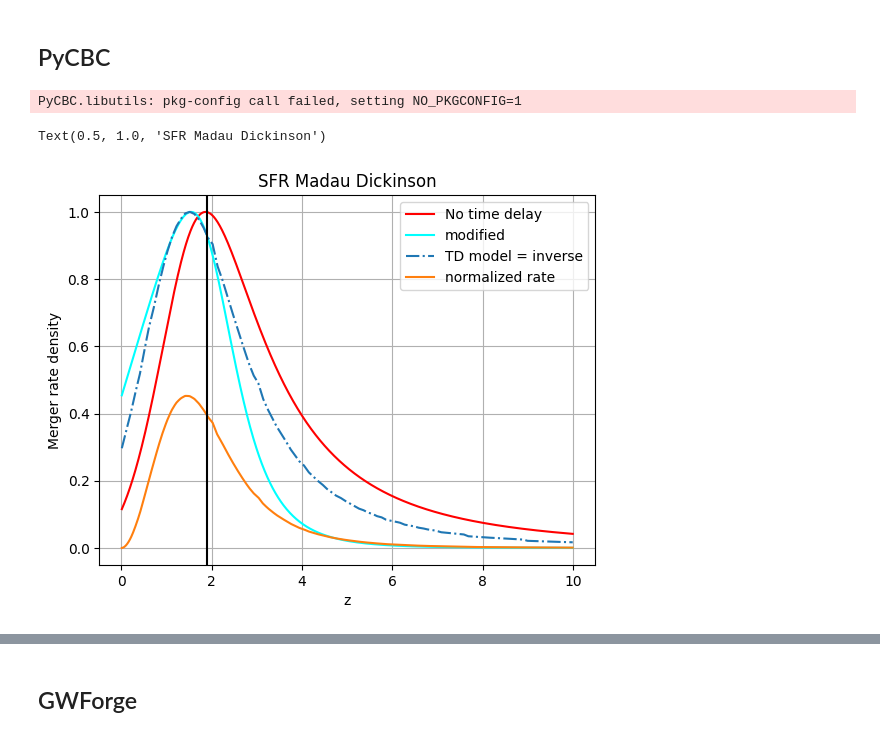
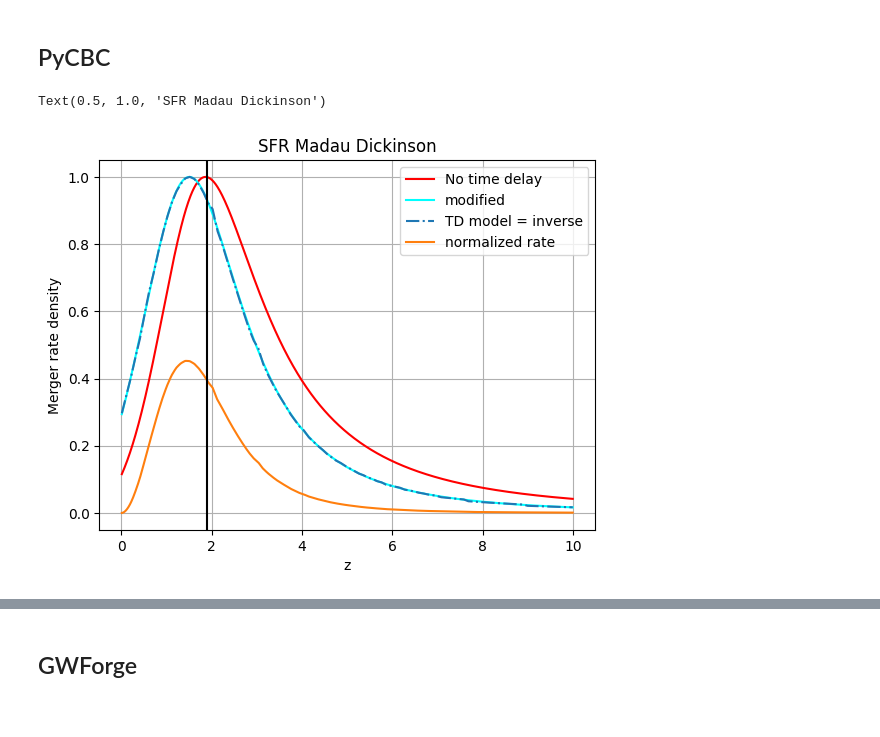
Before and after one commit to divyajyoti09/next_gen_detect, a Jupyter notebook: call_redshift_models_various_packages.ipynb, the cells around one changed output, grey strips where cells are left out. Drawn from its saved outputs; the diff is of its cells as text; code cells hidden in the pictures.

```diff
--- a/call_redshift_models_various_packages.ipynb
+++ b/call_redshift_models_various_packages.ipynb
@@ -3,28 +3,27 @@
 # %%
 import warnings
 warnings.filterwarnings("ignore", "Wswiglal-redir-stdio")
 from pycbc.population.population_models import merger_rate_density, sfr_madau_dickinson_2014, coalescence_rate, norm_redshift_distribution
 import numpy as np
 import pylab as plt
 
 z_arr = np.arange(0.01, 10, 0.01)
 md_arr = sfr_madau_dickinson_2014(z_arr)
-md_arr1 = sfr_madau_dickinson_2014(z_arr, gamma=1, kappa=7.9, z_peak=2.25)
+md_arr1 = sfr_madau_dickinson_2014(z_arr, gamma=1.8, kappa=5.3, z_peak=1.84)
 plt.plot(z_arr, md_arr/md_arr.max(), 'r', label='No time delay')
 plt.plot(z_arr, md_arr1/md_arr1.max(), 'cyan', label='modified')
 mrd_pycbc = merger_rate_density(sfr_func=sfr_madau_dickinson_2014, td_model='inverse', rho_local=22, npoints=100)
 mrd_pycbc_arr = mrd_pycbc(z_arr)
 mr_pycbc = coalescence_rate(mrd_pycbc)
 nrd_pycbc = norm_redshift_distribution(z_arr, mr_pycbc)
 plt.plot(z_arr, mrd_pycbc_arr/mrd_pycbc_arr.max(), '-.', label='TD model = inverse')
 plt.plot(z_arr, nrd_pycbc, label='normalized rate')
 plt.xlabel('z')
 plt.ylabel('Merger rate density')
 plt.grid()
 plt.legend()
 plt.axvline(1.9, c='k')
 plt.title('SFR Madau Dickinson')
 # %% [output]
-PyCBC.libutils: pkg-config call failed, setting NO_PKGCONFIG=1
+Text(0.5, 1.0, 'SFR Madau Dickinson')
-Text(0.5, 1.0, 'SFR Madau Dickinson')
-[figure, old version]
+[figure, new version]
```
Also changed, not shown: parts of 3 cells of this notebook, 9 other files.
